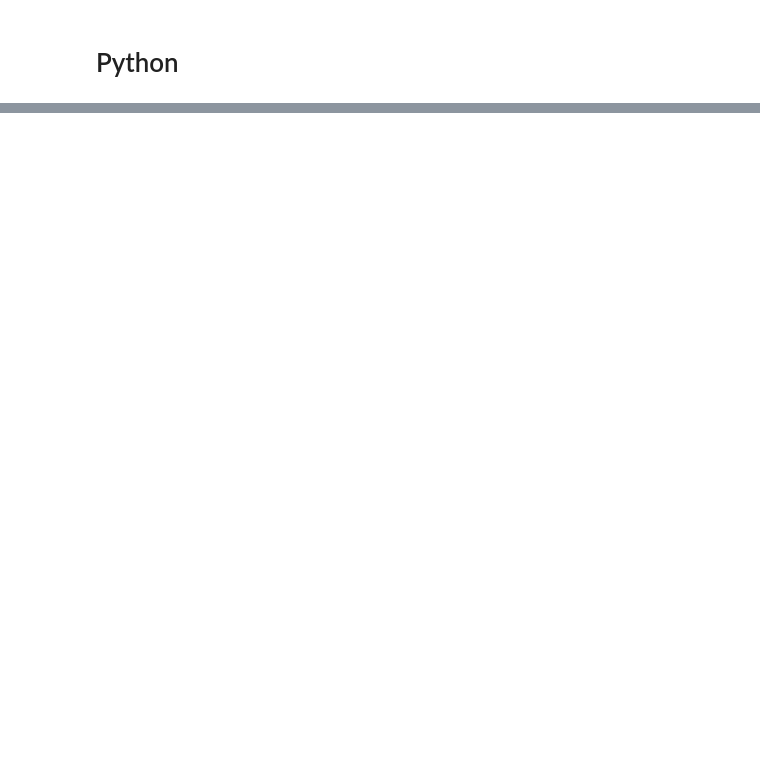
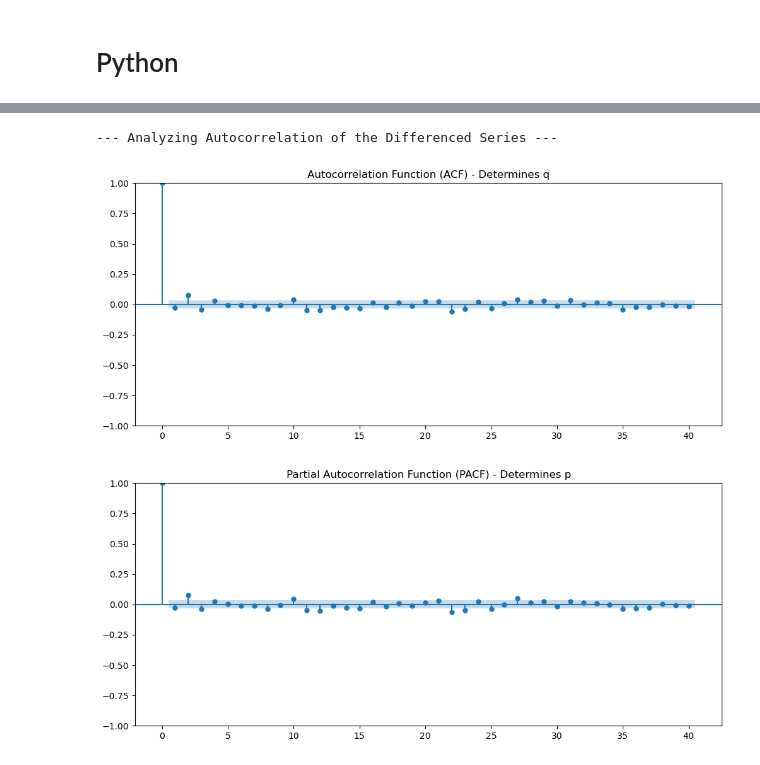
Before and after one commit to ivanbutera/portfolio, a Jupyter notebook: StockPriceFuturistics/stock_predictions.ipynb, the cells around one changed output, grey strips where cells are left out. Cells and saved outputs as stored; diff of their text form; code cells hidden in the pictures; blank space fills up the shorter version.

```diff
--- a/StockPriceFuturistics/stock_predictions.ipynb
+++ b/StockPriceFuturistics/stock_predictions.ipynb
@@ -24,0 +199,19 @@ df
+# %%
+# we will have to perform 1st order diff for the training data
+# also, we sill have to set d=1 for the ARIMA() model
+train_data_diff = train_data.diff().dropna()
+
+print("--- Analyzing Autocorrelation of the Differenced Series ---")
+# the ACF plot helps determine the 'q' (Moving Average) order.
+fig, ax = plt.subplots(figsize=(12, 5))
+plot_acf(train_data_diff, ax=ax, lags=40, title='Autocorrelation Function (ACF) - Determines q')
+plt.show()
+
+# the PACF plot helps determine the 'p' (Autoregressive) order.
+fig, ax = plt.subplots(figsize=(12, 5))
+plot_pacf(train_data_diff, ax=ax, lags=40, title='Partial Autocorrelation Function (PACF) - Determines p')
+plt.show()
+# %% [output]
+--- Analyzing Autocorrelation of the Differenced Series ---
+[figure, added]
+[figure, added]
```
Also changed, not shown: parts of 17 cells of this notebook.
